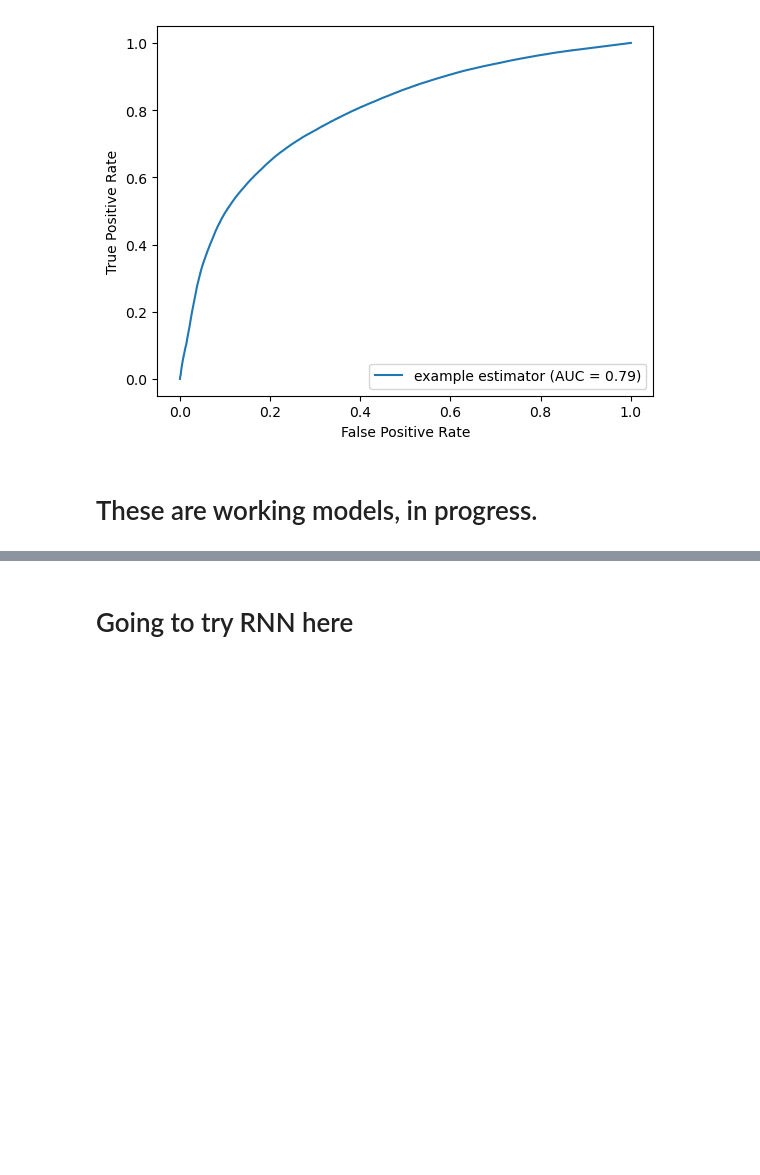
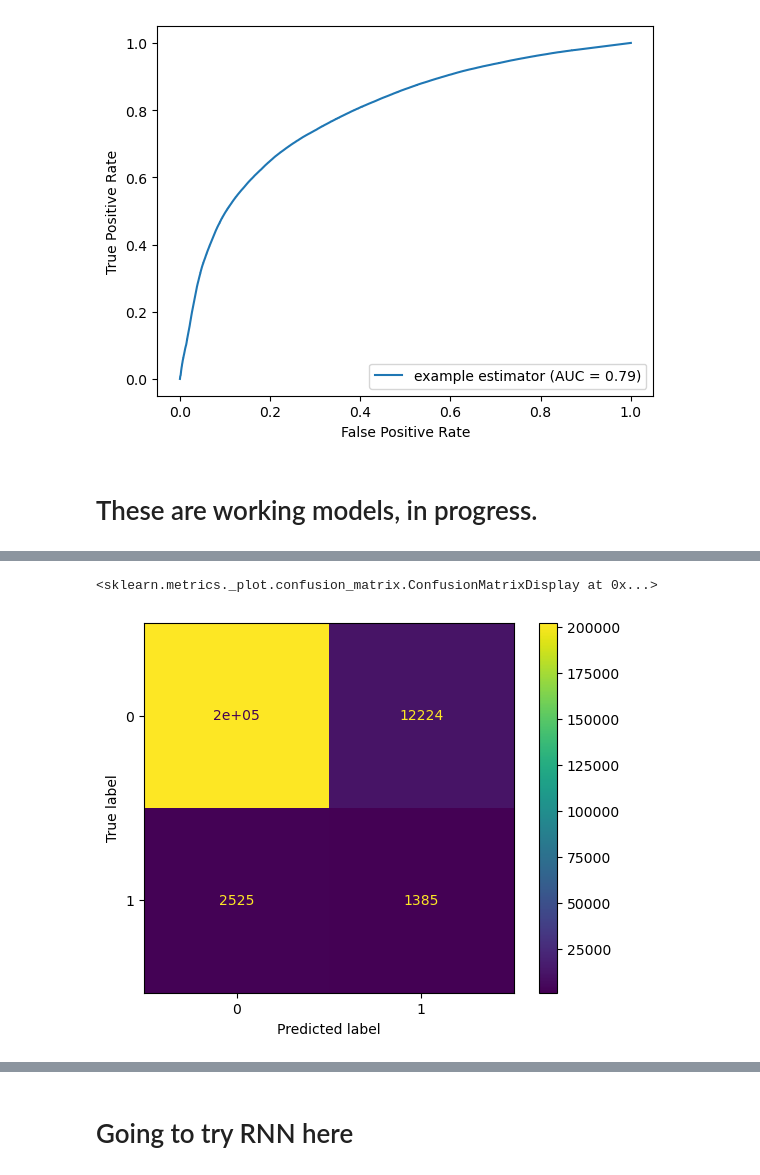
Before and after one commit to alanklin/BC-Fall2024-CaseCompetition-Team2, a Jupyter notebook: Code/neural_network.ipynb, the cells around one changed output, grey strips where cells are left out. Drawn from its saved outputs; the diff is of its cells as text; code cells hidden in the pictures; blank space fills up the shorter version.

```diff
--- a/Code/neural_network.ipynb
+++ b/Code/neural_network.ipynb
@@ -142,0 +175,5 @@ submission_file.to_csv('model_outputs/neural_submission_test.csv', index = False
+# %%
+val_binary_predictions = np.where(val_predictions > 0.59, 1, 0)
+print("\nClassification Report (Training):\n", metrics.classification_report(y_val, val_binary_predictions))
+f1 = metrics.f1_score(y_val, val_binary_predictions )
+print("F1 Score (Training):", f1)
@@ -142,0 +192,7 @@ submission_file.to_csv('model_outputs/neural_submission_test.csv', index = False
+# %%
+cm = metrics.confusion_matrix(y_val, val_binary_predictions)
+disp = metrics.ConfusionMatrixDisplay(cm)
+disp.plot()
+# %% [output]
+<sklearn.metrics._plot.confusion_matrix.ConfusionMatrixDisplay at 0x...>
+[figure, added]
```
Also changed, not shown: parts of 32 cells of this notebook, 2 other files.
